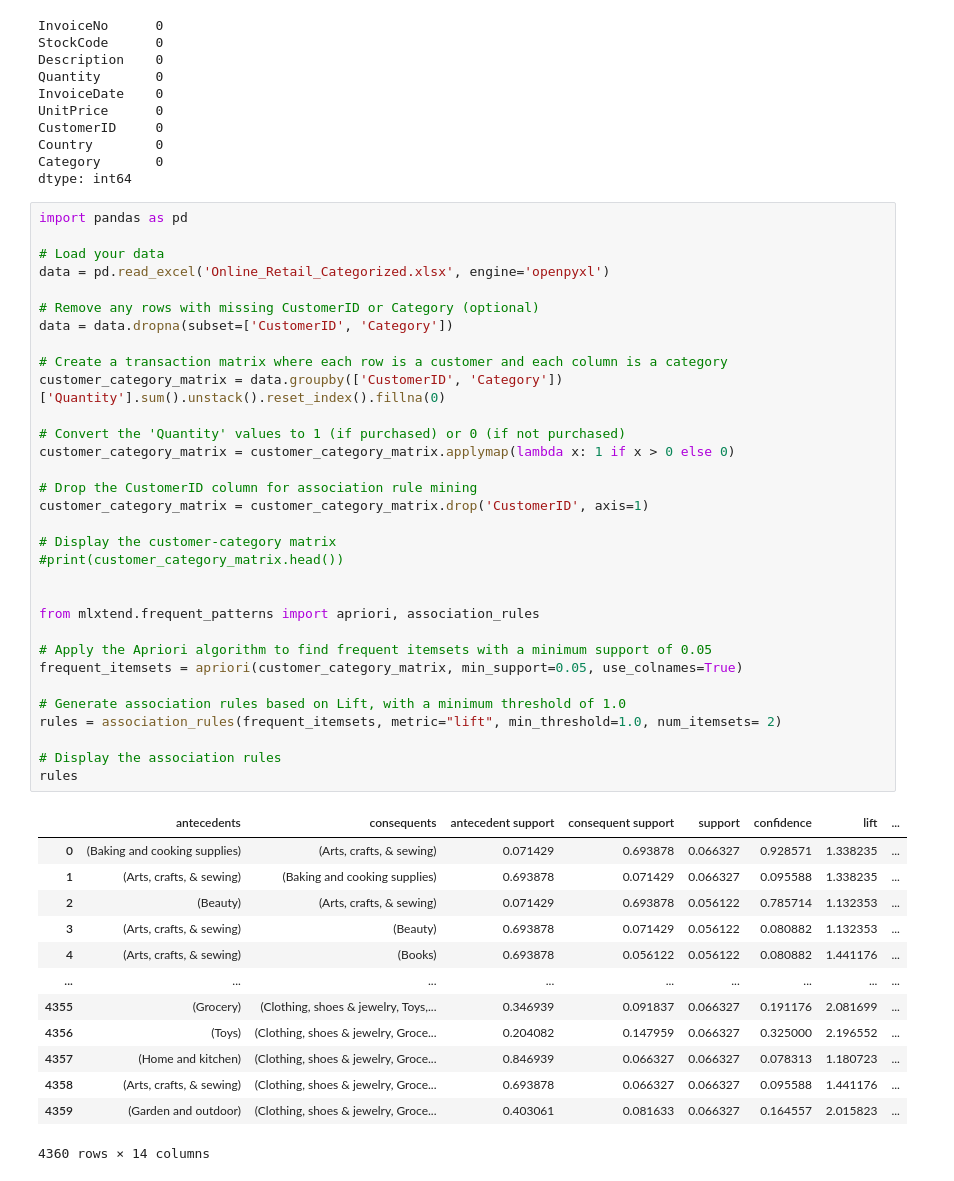
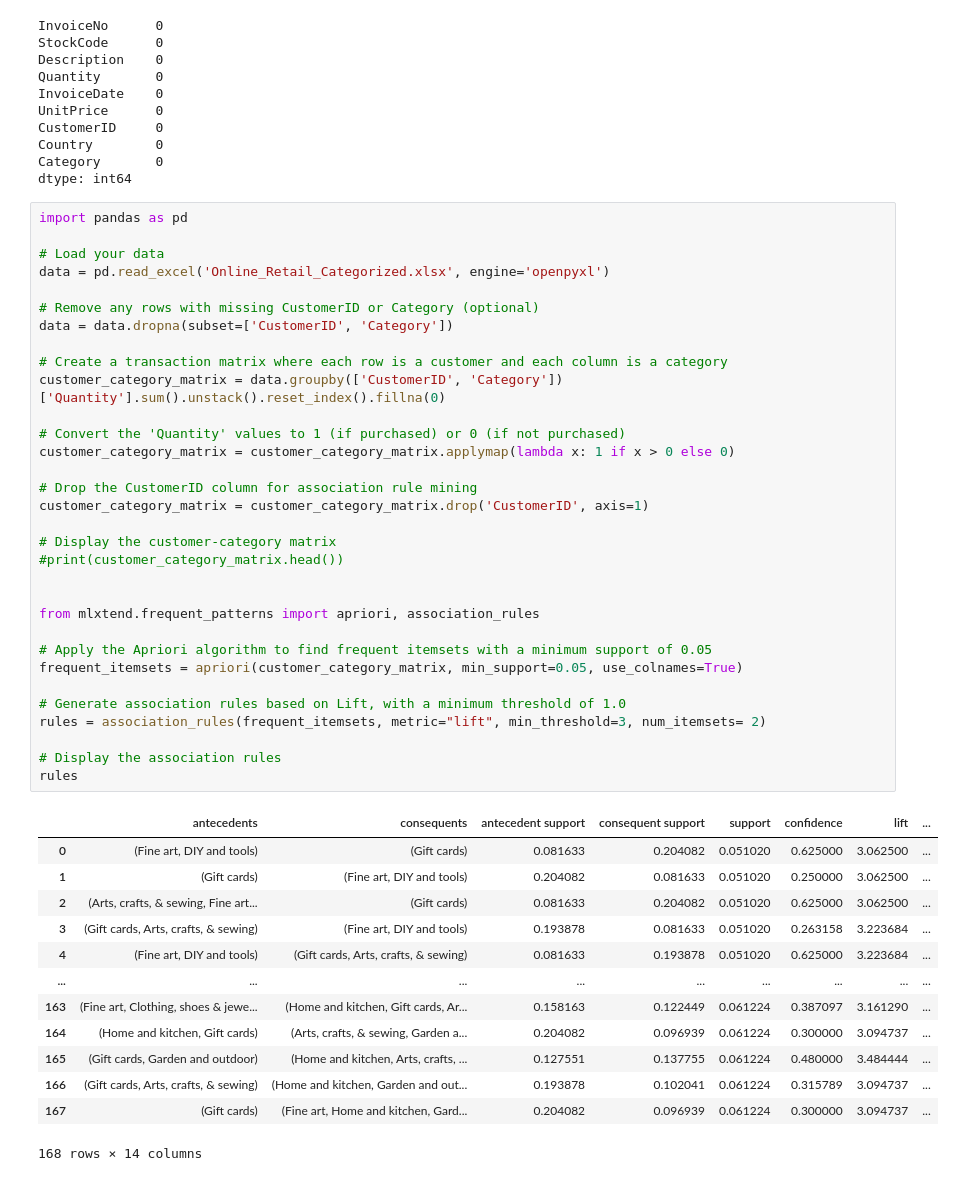
Before and after one commit to Manas121/Data-Mining-Group-Project-Fall-2024, a Jupyter notebook: main.ipynb, the cells around one changed output. Cells and saved outputs as stored; diff of their text form.

```diff
--- a/main.ipynb
+++ b/main.ipynb
@@ -63,43 +63,43 @@ import pandas as pd
 # Load your data
 data = pd.read_excel('Online_Retail_Categorized.xlsx', engine='openpyxl')
 
 # Remove any rows with missing CustomerID or Category (optional)
 data = data.dropna(subset=['CustomerID', 'Category'])
 
 # Create a transaction matrix where each row is a customer and each column is a category
 customer_category_matrix = data.groupby(['CustomerID', 'Category'])['Quantity'].sum().unstack().reset_index().fillna(0)
 
 # Convert the 'Quantity' values to 1 (if purchased) or 0 (if not purchased)
 customer_category_matrix = customer_category_matrix.applymap(lambda x: 1 if x > 0 else 0)
 
 # Drop the CustomerID column for association rule mining
 customer_category_matrix = customer_category_matrix.drop('CustomerID', axis=1)
 
 # Display the customer-category matrix
 #print(customer_category_matrix.head())
 
 
 from mlxtend.frequent_patterns import apriori, association_rules
 
 # Apply the Apriori algorithm to find frequent itemsets with a minimum support of 0.05
 frequent_itemsets = apriori(customer_category_matrix, min_support=0.05, use_colnames=True)
 
 # Generate association rules based on Lift, with a minimum threshold of 1.0
-rules = association_rules(frequent_itemsets, metric="lift", min_threshold=1.0, num_itemsets= 2)
+rules = association_rules(frequent_itemsets, metric="lift", min_threshold=3, num_itemsets= 2)
 
 # Display the association rules
 rules
 # %% [output]
 |  | antecedents | consequents | antecedent support | consequent support | support | confidence | lift | ... |
-| 0 | (Baking and cooking supplies) | (Arts, crafts, & sewing) | 0.071429 | 0.693878 | 0.066327 | 0.928571 | 1.338235 | ... |
-| 1 | (Arts, crafts, & sewing) | (Baking and cooking supplies) | 0.693878 | 0.071429 | 0.066327 | 0.095588 | 1.338235 | ... |
-| 2 | (Beauty) | (Arts, crafts, & sewing) | 0.071429 | 0.693878 | 0.056122 | 0.785714 | 1.132353 | ... |
-| 3 | (Arts, crafts, & sewing) | (Beauty) | 0.693878 | 0.071429 | 0.056122 | 0.080882 | 1.132353 | ... |
-| 4 | (Arts, crafts, & sewing) | (Books) | 0.693878 | 0.056122 | 0.056122 | 0.080882 | 1.441176 | ... |
+| 0 | (Fine art, DIY and tools) | (Gift cards) | 0.081633 | 0.204082 | 0.051020 | 0.625000 | 3.062500 | ... |
+| 1 | (Gift cards) | (Fine art, DIY and tools) | 0.204082 | 0.081633 | 0.051020 | 0.250000 | 3.062500 | ... |
+| 2 | (Arts, crafts, & sewing, Fine art... | (Gift cards) | 0.081633 | 0.204082 | 0.051020 | 0.625000 | 3.062500 | ... |
+| 3 | (Gift cards, Arts, crafts, & sewing) | (Fine art, DIY and tools) | 0.193878 | 0.081633 | 0.051020 | 0.263158 | 3.223684 | ... |
+| 4 | (Fine art, DIY and tools) | (Gift cards, Arts, crafts, & sewing) | 0.081633 | 0.193878 | 0.051020 | 0.625000 | 3.223684 | ... |
 | ... | ... | ... | ... | ... | ... | ... | ... | ... |
-| 4355 | (Grocery) | (Clothing, shoes & jewelry, Toys,... | 0.346939 | 0.091837 | 0.066327 | 0.191176 | 2.081699 | ... |
-| 4356 | (Toys) | (Clothing, shoes & jewelry, Groce... | 0.204082 | 0.147959 | 0.066327 | 0.325000 | 2.196552 | ... |
-| 4357 | (Home and kitchen) | (Clothing, shoes & jewelry, Groce... | 0.846939 | 0.066327 | 0.066327 | 0.078313 | 1.180723 | ... |
-| 4358 | (Arts, crafts, & sewing) | (Clothing, shoes & jewelry, Groce... | 0.693878 | 0.066327 | 0.066327 | 0.095588 | 1.441176 | ... |
-| 4359 | (Garden and outdoor) | (Clothing, shoes & jewelry, Groce... | 0.403061 | 0.081633 | 0.066327 | 0.164557 | 2.015823 | ... |
+| 163 | (Fine art, Clothing, shoes & jewe... | (Home and kitchen, Gift cards, Ar... | 0.158163 | 0.122449 | 0.061224 | 0.387097 | 3.161290 | ... |
+| 164 | (Home and kitchen, Gift cards) | (Arts, crafts, & sewing, Garden a... | 0.204082 | 0.096939 | 0.061224 | 0.300000 | 3.094737 | ... |
+| 165 | (Gift cards, Garden and outdoor) | (Home and kitchen, Arts, crafts, ... | 0.127551 | 0.137755 | 0.061224 | 0.480000 | 3.484444 | ... |
+| 166 | (Gift cards, Arts, crafts, & sewing) | (Home and kitchen, Garden and out... | 0.193878 | 0.102041 | 0.061224 | 0.315789 | 3.094737 | ... |
+| 167 | (Gift cards) | (Fine art, Home and kitchen, Gard... | 0.204082 | 0.096939 | 0.061224 | 0.300000 | 3.094737 | ... |
-4360 rows × 14 columns
+168 rows × 14 columns
```
Also changed, not shown: parts of 4 cells of this notebook, 1 other file.
